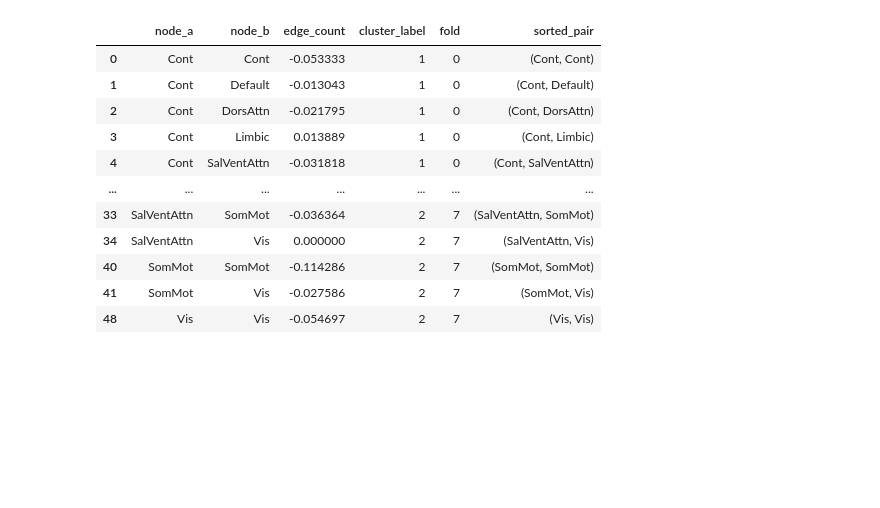
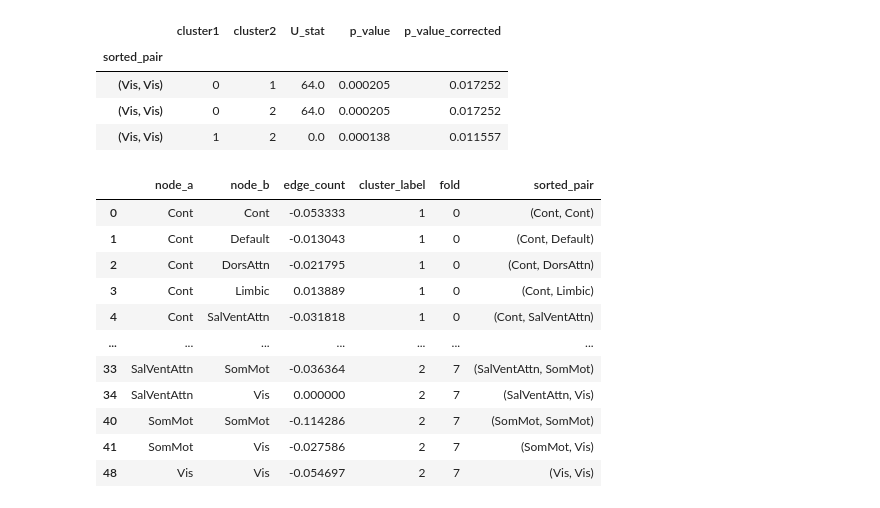
Before and after one commit to jonathan-legrand/article-figures, a Jupyter notebook: plot_edge_counts.ipynb, the cells around one changed output. Cells and saved outputs as stored; diff of their text form; code cells hidden in the pictures; blank space fills up the shorter version.

```diff
--- a/plot_edge_counts.ipynb
+++ b/plot_edge_counts.ipynb
@@ -43,3 +89,11 @@ for net_a, net_b in all_connectivities(networks):
+# %%
+sub_df
+# %% [output]
+|  | cluster1 | cluster2 | U_stat | p_value | p_value_corrected |
+| sorted_pair |  |  |  |  |  |
+| (Vis, Vis) | 0 | 1 | 64.0 | 0.000205 | 0.017252 |
+| (Vis, Vis) | 0 | 2 | 64.0 | 0.000205 | 0.017252 |
+| (Vis, Vis) | 1 | 2 | 0.0 | 0.000138 | 0.011557 |
 # %%
 df_scaled
 # %% [output]
```
Also changed, not shown: parts of 6 cells of this notebook.
